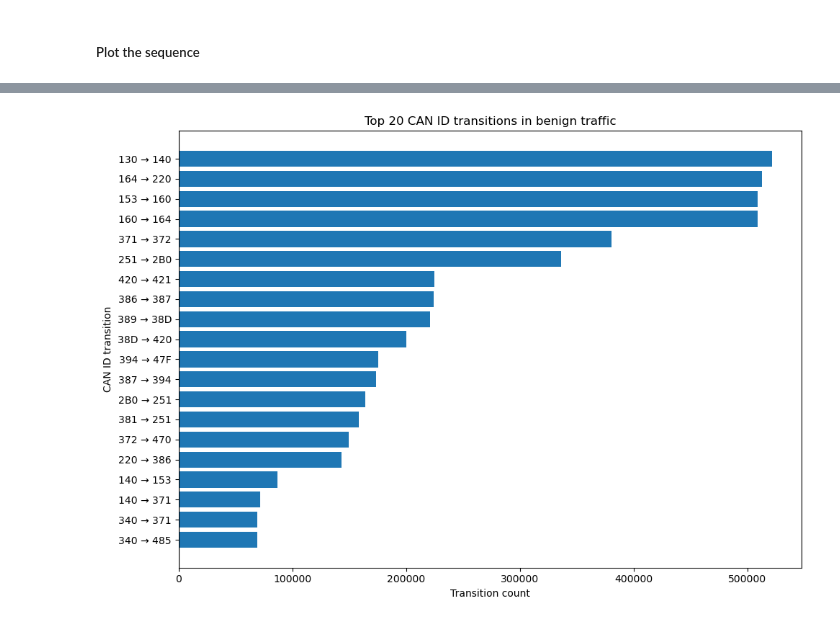
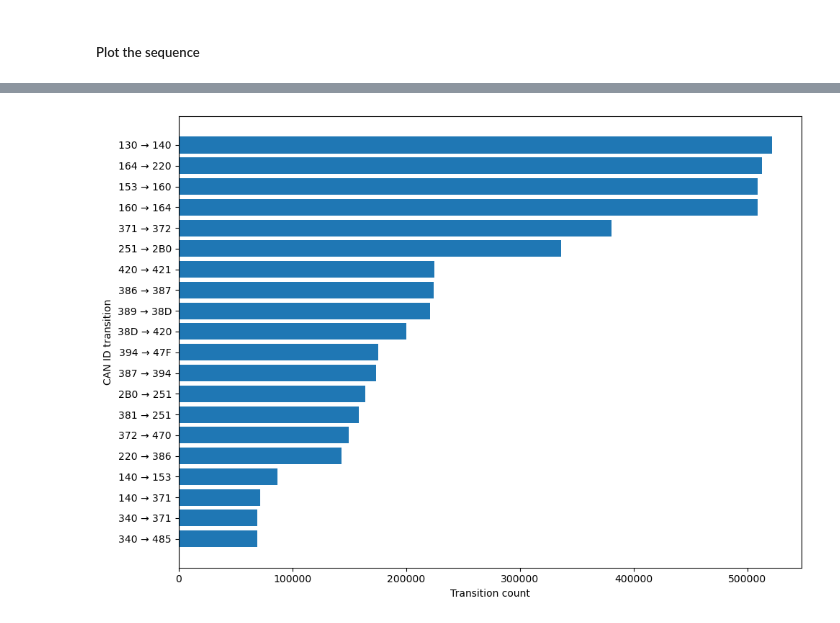
Before and after one commit to asaurasieu/SSL_CyberSecurity, a Jupyter notebook: main_notebooks/02_benign_eda.ipynb, the cells around one changed output, grey strips where cells are left out. Cells and saved outputs as stored; diff of their text form; code cells hidden in the pictures.

```diff
--- a/main_notebooks/02_benign_eda.ipynb
+++ b/main_notebooks/02_benign_eda.ipynb
@@ -16,10 +14,11 @@ from pathlib import Path
 import numpy as np
 import pandas as pd
 import matplotlib.pyplot as plt
+from itertools import pairwise
 
-BASE = Path("/Users/anita/Documents/TFM/SSL_CyberSecurity")
-SAMPLE_LOG = BASE / "Benign" / "Day_1" / "Benign_day1_file2.log"
-PARQUET_PATH = BASE / "benign_can_data.parquet"
+BASE = Path("..").resolve()
+SAMPLE_LOG = BASE / "Data" / "CAN_MIRGU_Benign_Logs" / "Benign" / "Day_1" / "Benign_day1_file2.log"
+PARQUET_PATH = BASE / "Data" / "benign_can_data.parquet"
 
 sys.path.append(str(BASE / "src"))
 from file_parser import parse_message
@@ -32,12 +29,18 @@ A separate python notebook contains the cross file consistency analysis across t
 # %%
 rows = []
+
 with open(SAMPLE_LOG, encoding="utf-8") as file:
     for line in file:
         parsed = parse_message(line.strip())
         if parsed is None:
             continue
+
         payload = parsed["payload"]
-        rows.append([parsed["timestamp"], parsed["can_id"], payload, len(payload) // 2])
+        timestamp = parsed["timestamp"]
+        can_id = parsed["can_id"]
+        dlc = len(payload) // 2
+        rows.append([timestamp, can_id, payload, dlc])
+
 
 benign_df = pd.DataFrame(rows, columns=["timestamp", "can_id", "payload", "dlc"])
 print(f"Valid rows: {len(benign_df)}")
@@ -283,14 +221,13 @@ The resulting transition patterns describe the normal message order structure th
 # %%
 # Pair each CAN ID with the one right after it
-current_id = benign_df["can_id"]
-next_id = benign_df["can_id"].shift(-1)
+bigrams = pd.DataFrame(
+    pairwise(benign_df["can_id"]),
+    columns=["current_id", "next_id"],
+)
 
 # Count how often each (current → next) pair happens
-bigrams = pd.DataFrame({"current_id": current_id, "next_id": next_id})
-bigrams = bigrams.dropna()   # last row has no "next", drop it
-
 bigram_counts = (
-    bigrams.groupby(["current_id", "next_id"], observed=True)
+    bigrams.groupby(["current_id", "next_id"])
     .size()
     .reset_index(name="count")
     .sort_values("count", ascending=False)
@@ -300,8 +237,8 @@ bigram_counts["transition"] = (
     bigram_counts["current_id"].astype(str) + " → " + bigram_counts["next_id"].astype(str)
 )
 
-total_from_current = bigram_counts.groupby("current_id", observed=True)["count"].transform("sum")
-bigram_counts["probability"] = bigram_counts["count"] / total_from_current * 100
+total_count = bigram_counts.groupby("current_id", observed=True)["count"].transform("sum")
+bigram_counts["probability"] = bigram_counts["count"] / total_count * 100
 
 bigram_counts.head(20)
 # %% [output]
@@ -327,12 +275,11 @@ bigram_counts.head(20)
 # %%
 top_bigrams = bigram_counts.head(20).sort_values("count")
 
 plt.figure(figsize=(10, 7))
 plt.barh(top_bigrams["transition"], top_bigrams["count"])
 plt.xlabel("Transition count")
 plt.ylabel("CAN ID transition")
-plt.title("Top 20 CAN ID transitions in benign traffic")
 plt.tight_layout()
 plt.show()
 # %% [output]
-[figure, old version]
+[figure, new version]
```
Also changed, not shown: parts of 16 cells of this notebook, 27 other files.
